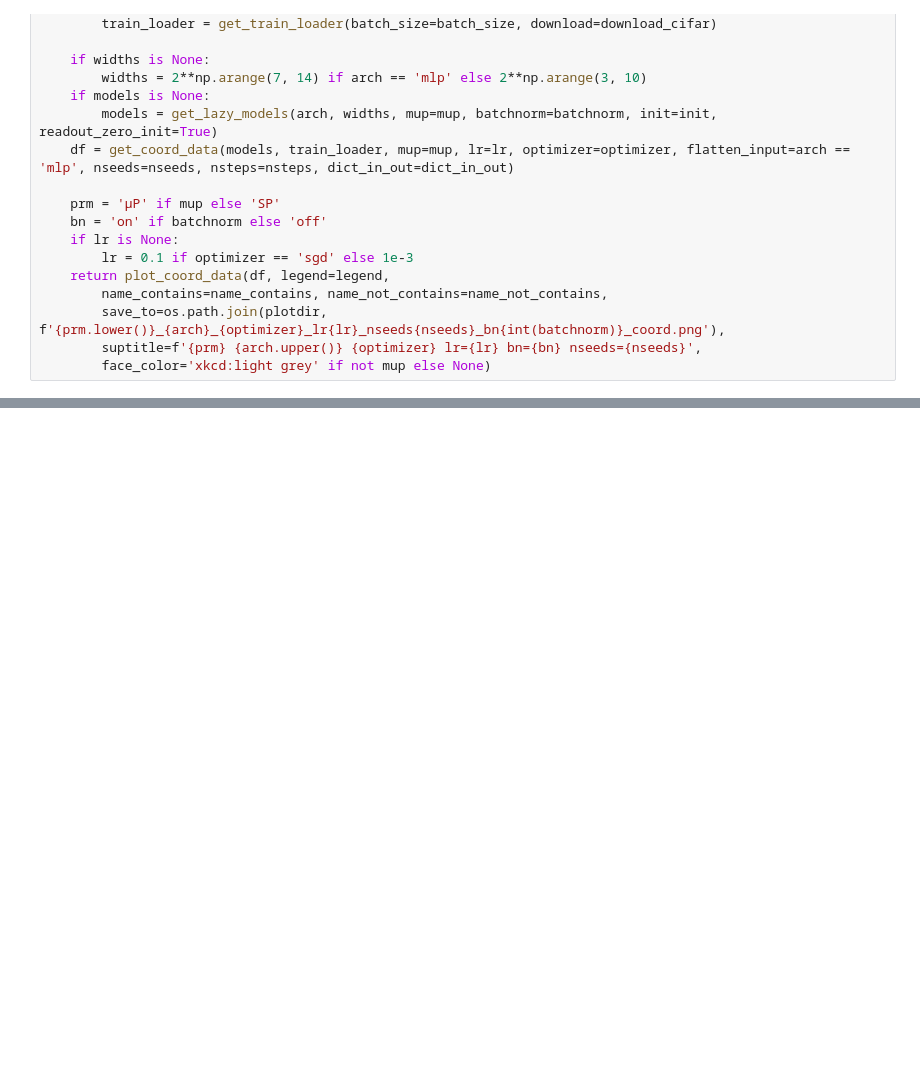
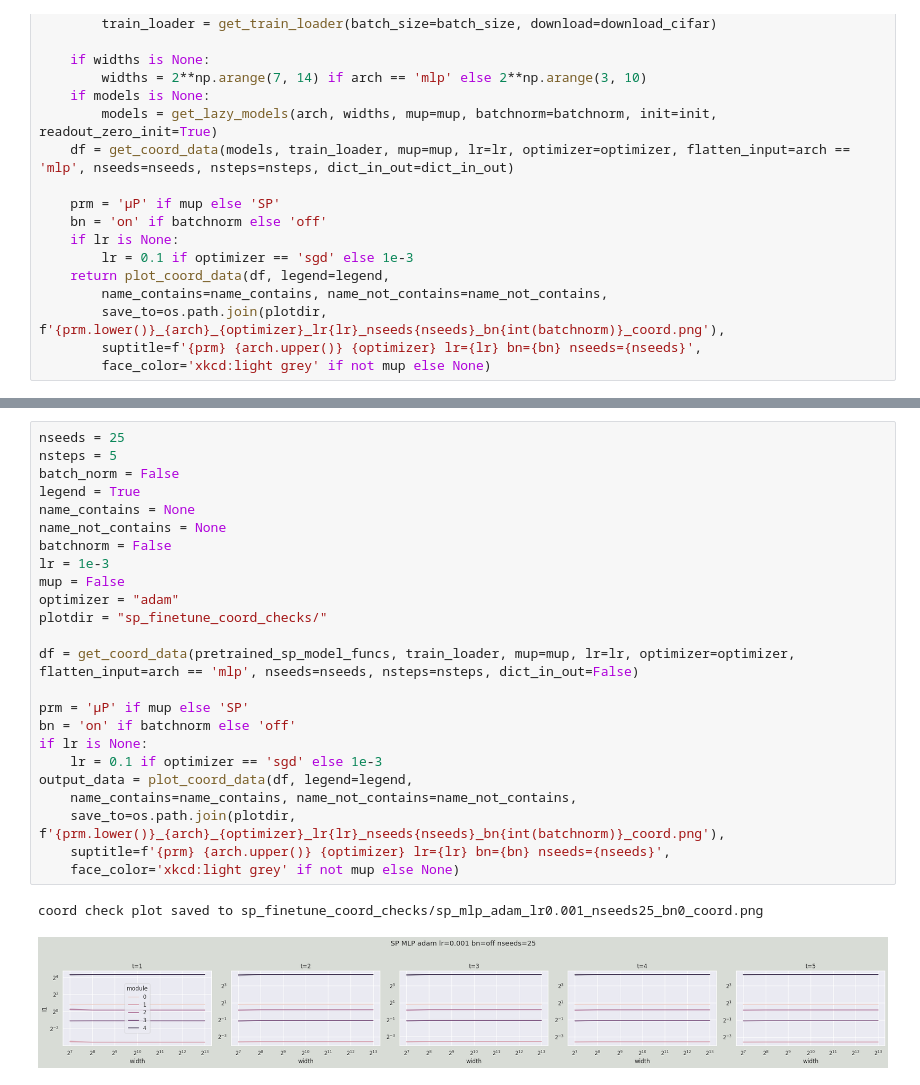
Before and after one commit to arnavkomaragiri/muTune, a Jupyter notebook: coord_check.ipynb, the cells around one changed output, grey strips where cells are left out. Cells and saved outputs as stored; diff of their text form; blank space fills up the shorter version.

Commit message:
ran basic coord check test on sp, found stable hidden states during fine-tuning(?)

```diff
--- a/coord_check.ipynb
+++ b/coord_check.ipynb
@@ -504,0 +517,27 @@ KeyboardInterrupt:
+# %%
+nseeds = 25
+nsteps = 5
+batch_norm = False
+legend = True
+name_contains = None
+name_not_contains = None
+batchnorm = False
+lr = 1e-3
+mup = False
+optimizer = "adam"
+plotdir = "sp_finetune_coord_checks/"
+
+df = get_coord_data(pretrained_sp_model_funcs, train_loader, mup=mup, lr=lr, optimizer=optimizer, flatten_input=arch == 'mlp', nseeds=nseeds, nsteps=nsteps, dict_in_out=False)
+
+prm = 'μP' if mup else 'SP'
+bn = 'on' if batchnorm else 'off'
+if lr is None:
+    lr = 0.1 if optimizer == 'sgd' else 1e-3
+output_data = plot_coord_data(df, legend=legend,
+    name_contains=name_contains, name_not_contains=name_not_contains,
+    save_to=os.path.join(plotdir, f'{prm.lower()}_{arch}_{optimizer}_lr{lr}_nseeds{nseeds}_bn{int(batchnorm)}_coord.png'),
+    suptitle=f'{prm} {arch.upper()} {optimizer} lr={lr} bn={bn} nseeds={nseeds}',
+    face_color='xkcd:light grey' if not mup else None)
+# %% [output]
+coord check plot saved to sp_finetune_coord_checks/sp_mlp_adam_lr0.001_nseeds25_bn0_coord.png
+[figure, added]
```
Also changed, not shown: parts of 5 cells of this notebook, 1 other file.
